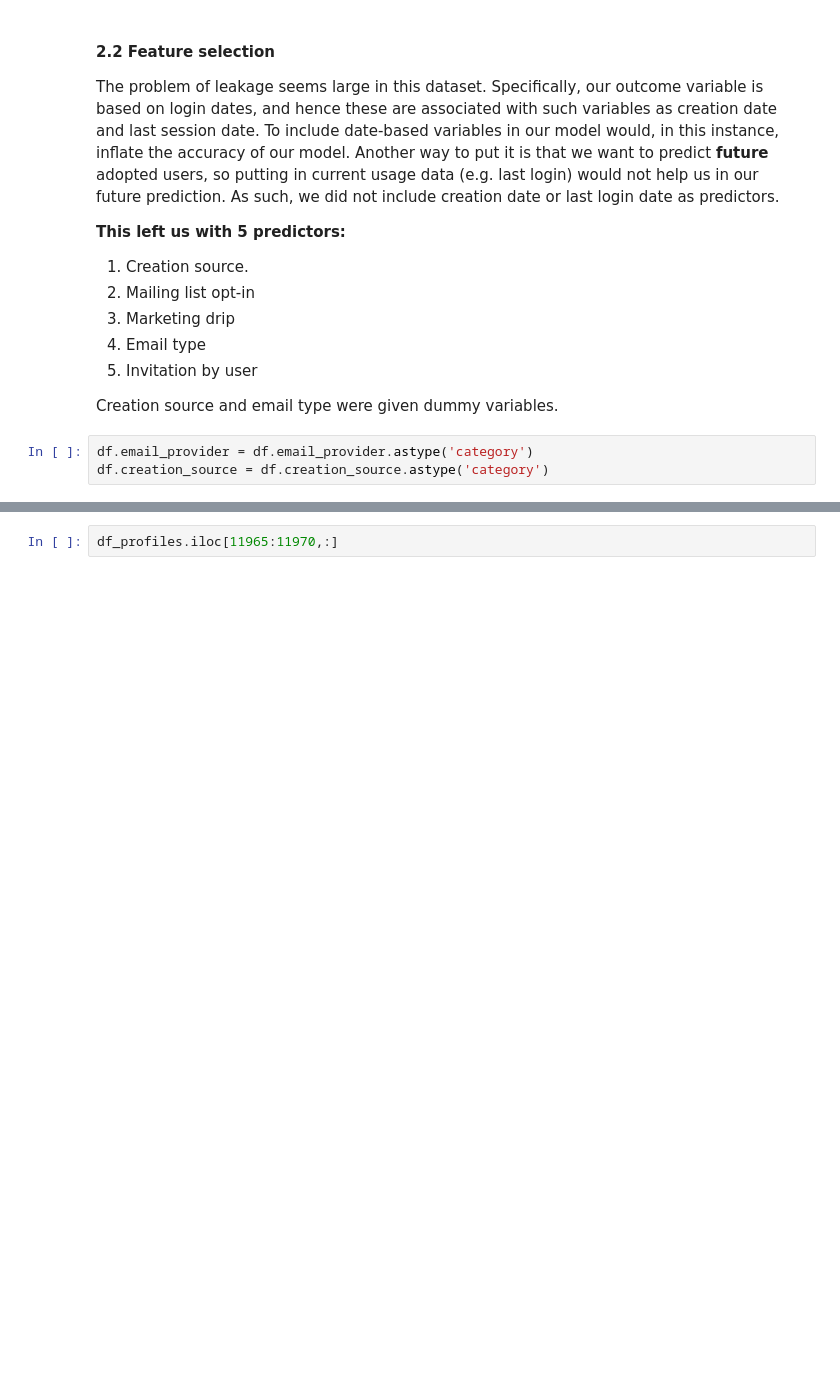
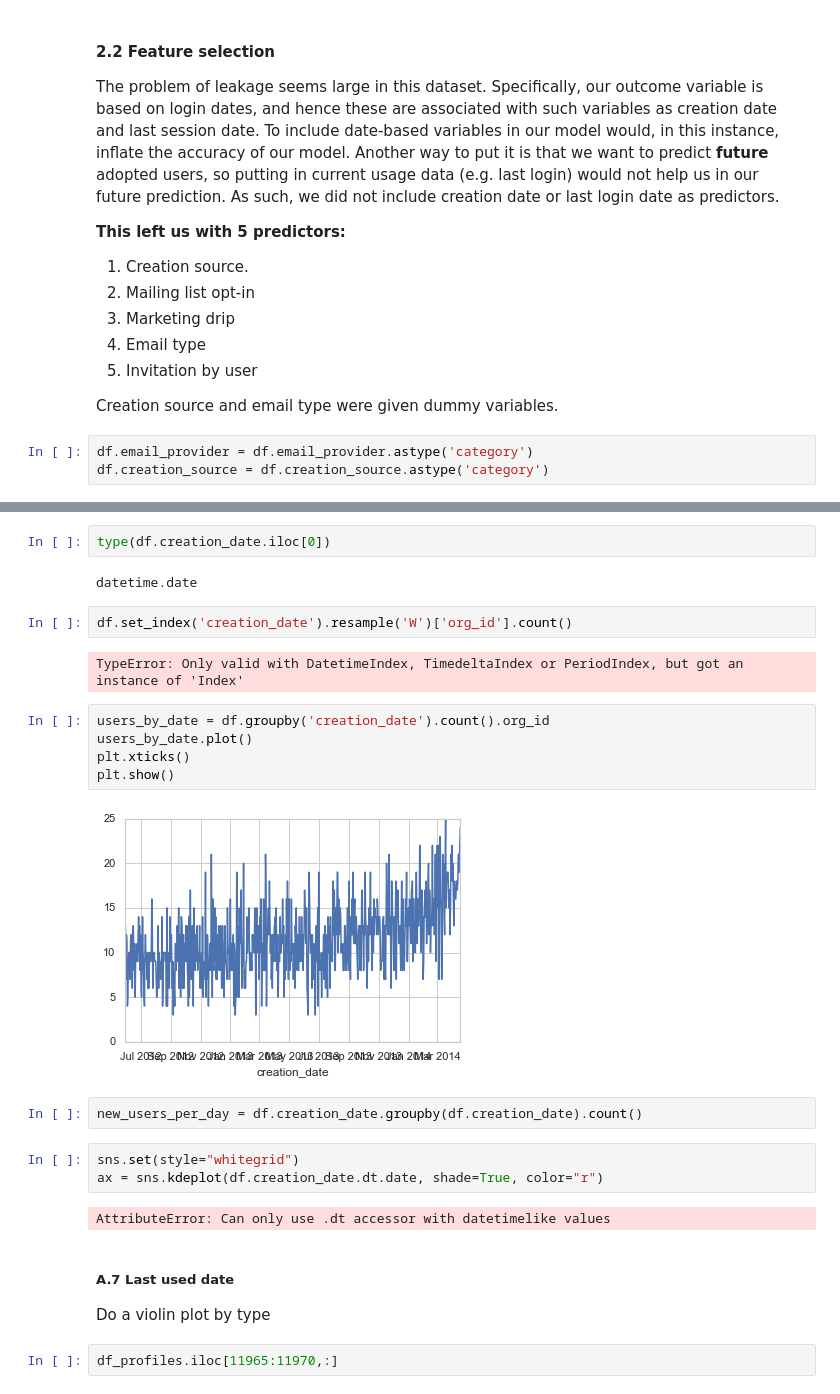
Before and after one commit to jpgerber/User-Adoption-Example, a Jupyter notebook: user_adoption_cleaner.ipynb, the cells around one changed output, grey strips where cells are left out. Drawn from its saved outputs; the diff is of its cells as text; blank space fills up the shorter version.

```diff
--- a/user_adoption_cleaner.ipynb
+++ b/user_adoption_cleaner.ipynb
@@ -427,3 +472,28 @@ Do a violin plot by type
+# %%
+type(df.creation_date.iloc[0])
+# %% [output]
+datetime.date
+# %%
+df.set_index('creation_date').resample('W')['org_id'].count()
+# %% [output]
+TypeError: Only valid with DatetimeIndex, TimedeltaIndex or PeriodIndex, but got an instance of 'Index'
+# %%
+users_by_date = df.groupby('creation_date').count().org_id
+users_by_date.plot()
+plt.xticks()
+plt.show()
+# %% [output]
+[figure, added]
+# %%
+new_users_per_day = df.creation_date.groupby(df.creation_date).count()
+# %%
+sns.set(style="whitegrid")
+ax = sns.kdeplot(df.creation_date.dt.date, shade=True, color="r")
+# %% [output]
+AttributeError: Can only use .dt accessor with datetimelike values
+# %% [markdown]
+##### A.7 Last used date
+Do a violin plot by type
 # %%
 df_profiles.iloc[11965:11970,:]
 # %% [output]
```
Also changed, not shown: parts of 47 cells of this notebook.
